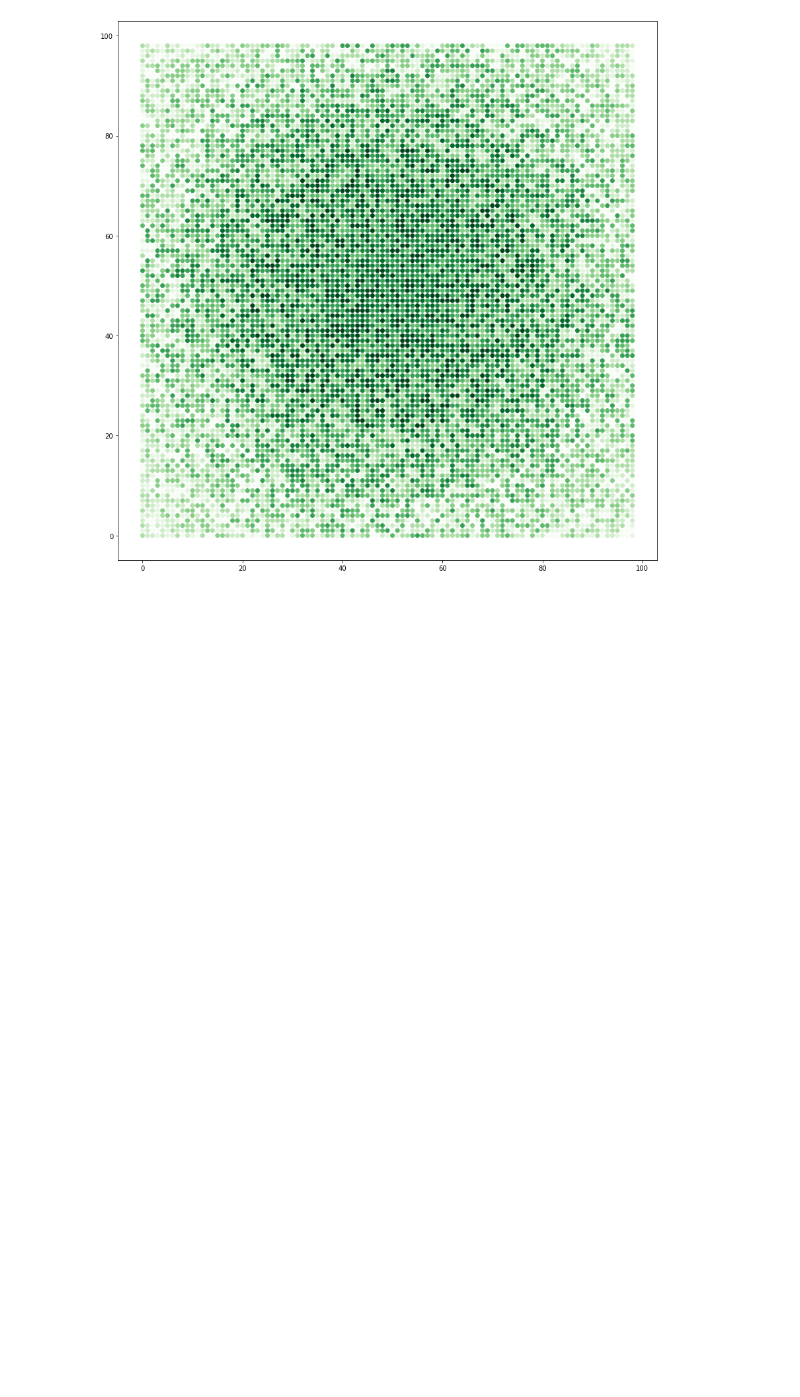
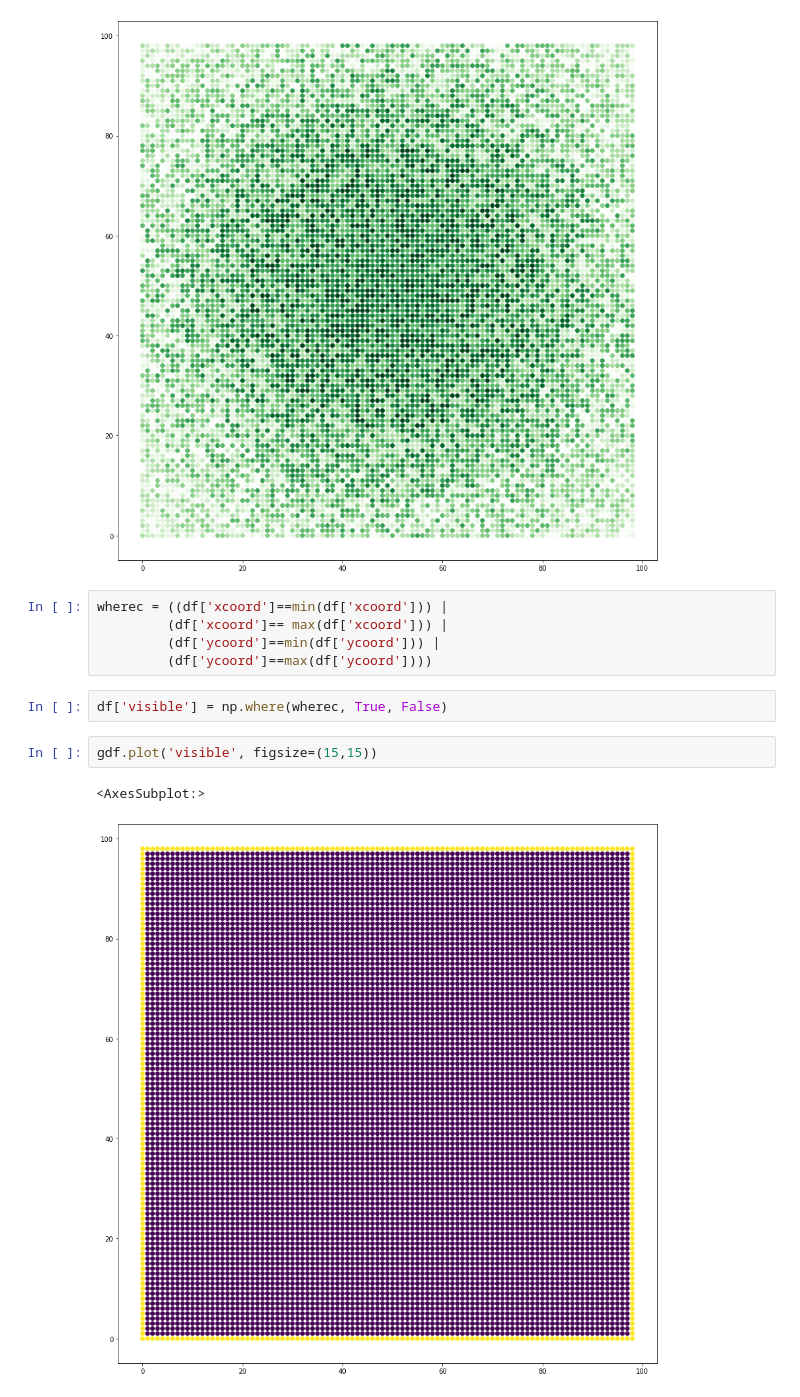
Before and after one commit to christyheaton/advent2022, a Jupyter notebook: day8.ipynb, the cells around one changed output. Saved outputs shown, nothing was run; the diff lists cells and outputs as text; blank space fills up the shorter version.

Commit message:
outside is visible

```diff
--- a/day8.ipynb
+++ b/day8.ipynb
@@ -30,3 +40,15 @@ gdf.plot('val', cmap = 'Greens', figsize=(15,15))
 # %% [output]
 <AxesSubplot:>
 [figure]
+# %%
+wherec = ((df['xcoord']==min(df['xcoord'])) |
+         (df['xcoord']== max(df['xcoord'])) |
+         (df['ycoord']==min(df['ycoord'])) |
+         (df['ycoord']==max(df['ycoord'])))
+# %%
+df['visible'] = np.where(wherec, True, False)
+# %%
+gdf.plot('visible', figsize=(15,15))
+# %% [output]
+<AxesSubplot:>
+[figure, added]
```
Also changed, not shown: parts of 5 cells of this notebook.
